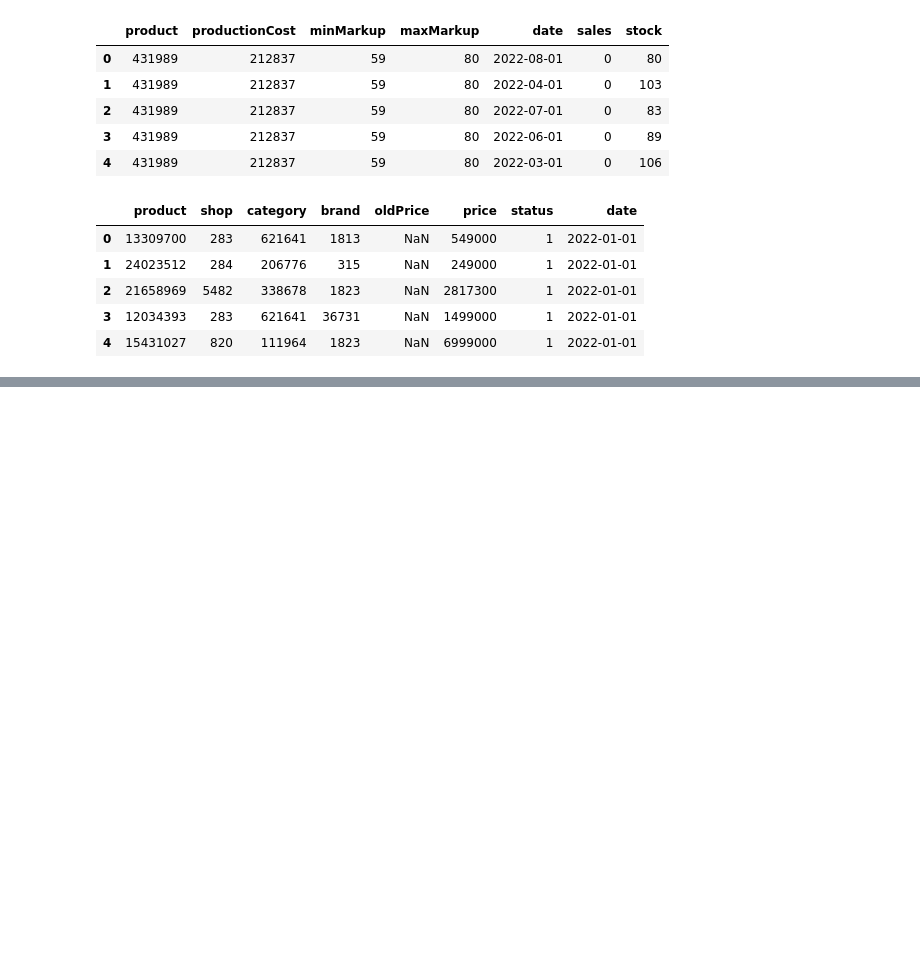
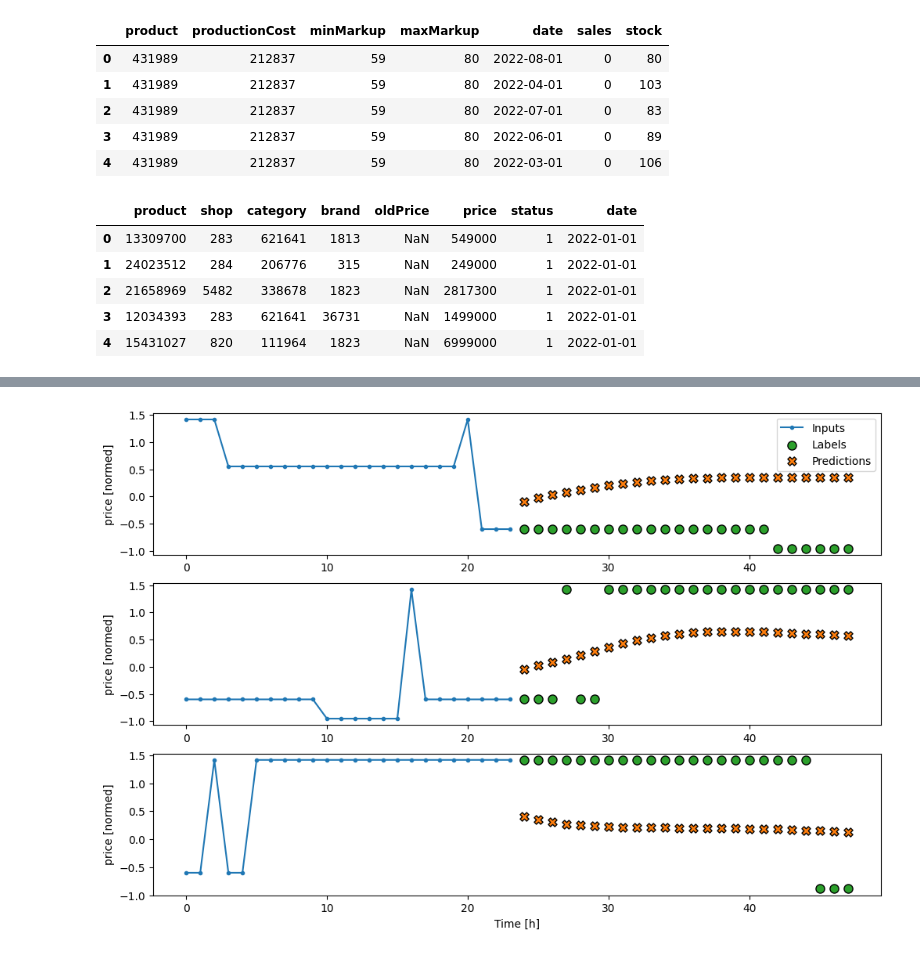
Before and after one commit to MEHovick/time-rows, a Jupyter notebook: TimeRows.ipynb, the cells around one changed output, grey strips where cells are left out. Saved outputs shown, nothing was run; the diff lists cells and outputs as text; code cells hidden in the pictures; blank space fills up the shorter version.

```diff
--- a/TimeRows.ipynb
+++ b/TimeRows.ipynb
@@ -340,0 +361,2 @@ Epoch 2/20
+# %%
+feedback_model = FeedBack(units=32, out_steps=OUT_STEPS)
@@ -340,0 +372,11 @@ Epoch 2/20
+# %%
+history = compile_and_fit(feedback_model, multi_window)
+
+IPython.display.clear_output()
+
+multi_val_performance={}
+multi_performance={}
+multi_val_performance['AR LSTM'] = feedback_model.evaluate(multi_window.val)
+multi_performance['AR LSTM'] = feedback_model.evaluate(multi_window.test, verbose=0)
+multi_window.plot(feedback_model)
+# %% [output]
@@ -340,0 +384 @@ Epoch 2/20
+[figure, added]
```
Also changed, not shown: parts of 22 cells of this notebook.
